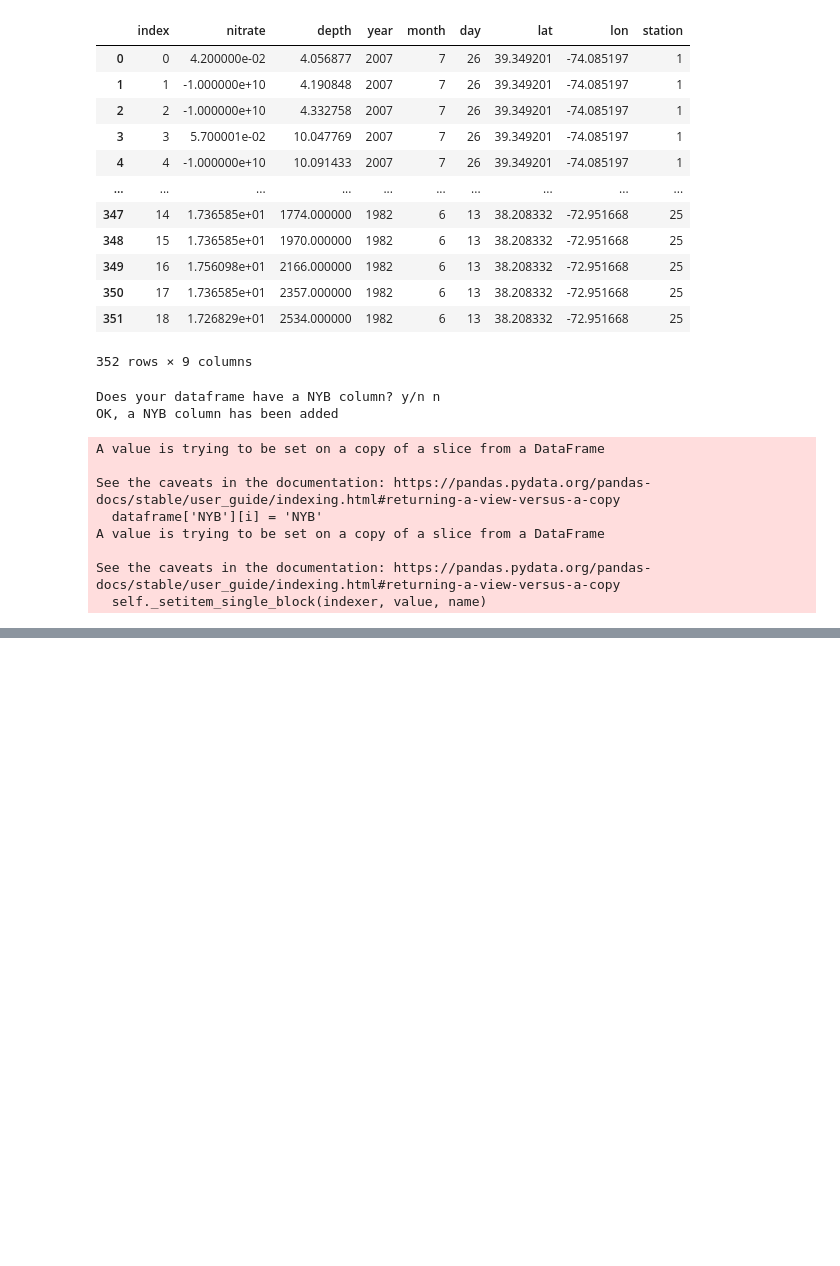
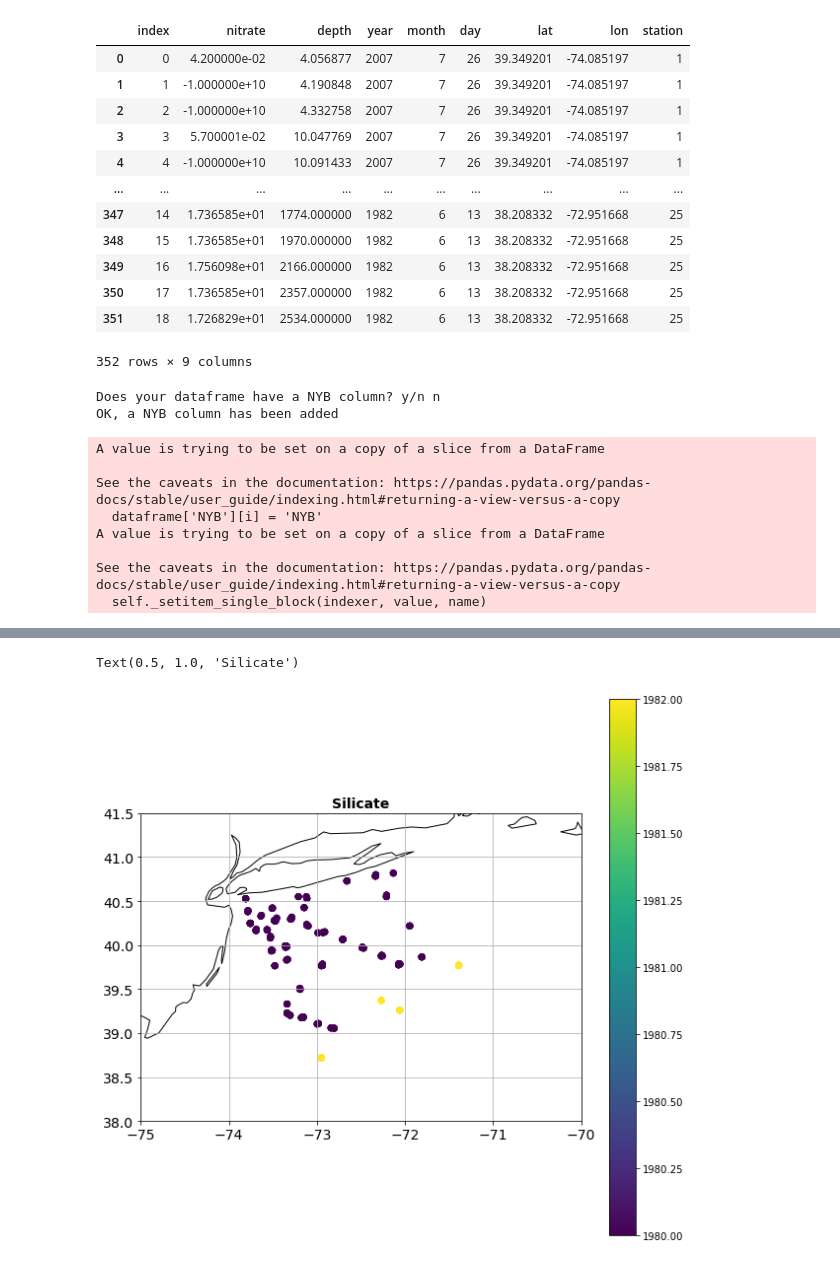
Before and after one commit to lagruenburg/SpringBloom_Stratification, a Jupyter notebook: Nutrients/NPS.ipynb, the cells around one changed output, grey strips where cells are left out. Drawn from its saved outputs; the diff is of its cells as text; code cells hidden in the pictures; blank space fills up the shorter version.

```diff
--- a/Nutrients/NPS.ipynb
+++ b/Nutrients/NPS.ipynb
@@ -234,0 +277,4 @@ plt.ylim([0,20])
+# %%
+# index needed to be reset
+datas = datas.reset_index()
+datas
@@ -234,0 +295,3 @@ plt.ylim([0,20])
+# %%
+#check which points are within the NYB
+datas = inNYB(datas, nyb_shape, 'lon', 'lat')
@@ -234,0 +309,28 @@ plt.ylim([0,20])
+# %%
+# subset for NYB data only
+NYB_datas = datas[datas.NYB == 'NYB']
+# %%
+# get one each lat lon and year for each station
+LON = NYB_datas[NYB_datas.station == 4].lon
+LAT = NYB_datas[NYB_datas.station == 4].lat
+YEAR = NYB_datas[NYB_datas.station == 4].year
+
+for i in NYB_datas.station.unique()[1:]:
+    LON = LON.append(NYB_datas[NYB_datas.station == i].lon)
+    LAT = LAT.append(NYB_datas[NYB_datas.station == i].lat)
+    YEAR = YEAR.append(NYB_datas[NYB_datas.station == i].year)
+# %%
+fig, ax = plt.subplots(figsize=(10,10), subplot_kw={'projection': ccrs.PlateCarree()})
+extent = [285,290,38.5,41.5]
+ax.set_extent(extent)
+ax.gridlines()
+ax.coastlines(resolution='50m')
+C = ax.scatter(LON,LAT,c=YEAR)
+fig.colorbar(C)
+ax.set_xticks(np.arange(-75,-69,1), crs=ccrs.PlateCarree())
+ax.set_yticks(np.arange(38,42,0.5), crs=ccrs.PlateCarree())
+ax.tick_params(labelsize=14)
+plt.title('Silicate', fontsize = 14, fontweight = 'bold')
+# %% [output]
+Text(0.5, 1.0, 'Silicate')
+[figure, added]
```
Also changed, not shown: parts of 12 cells of this notebook.
